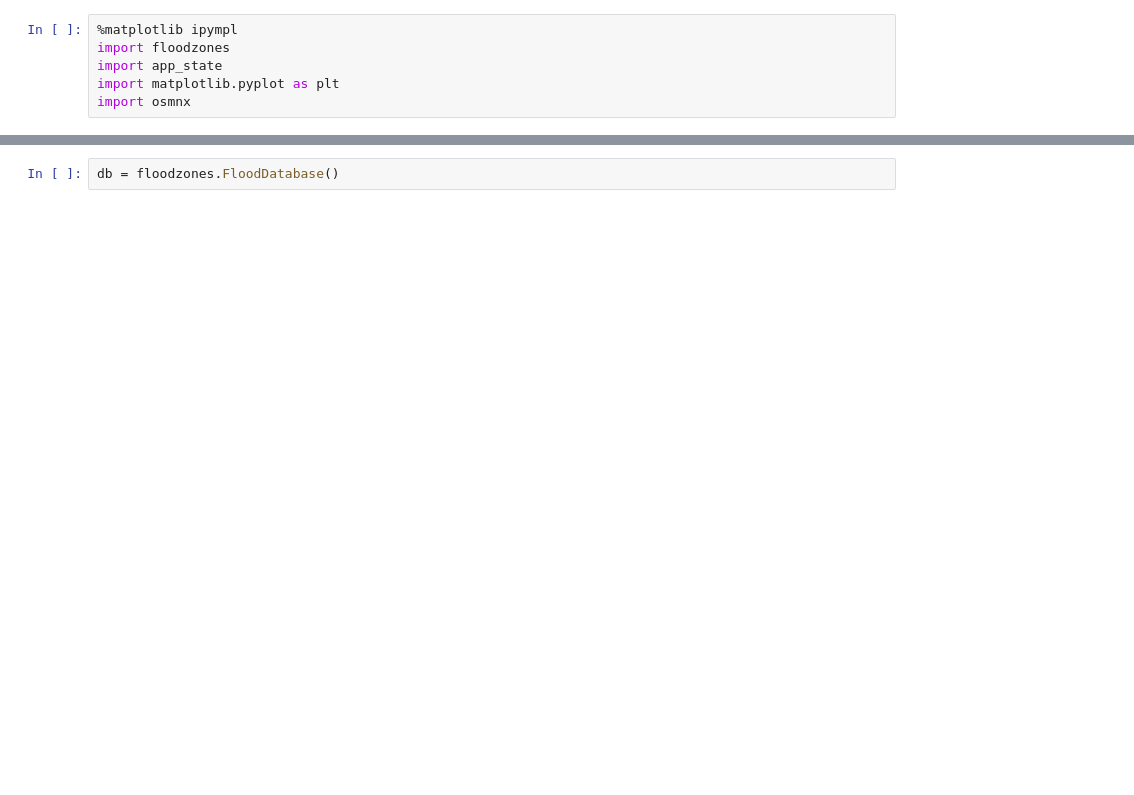
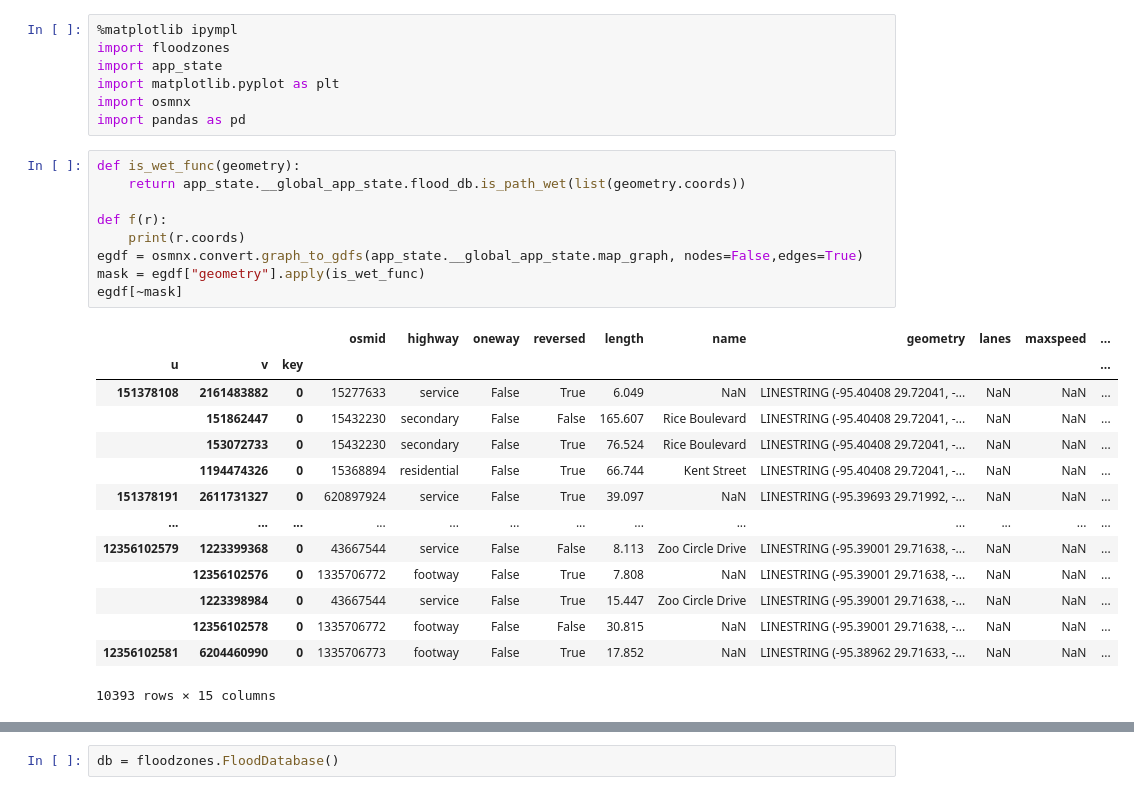
Before and after one commit to AndrewOOndara/drone-flood-detection, a Jupyter notebook: server/api/floodzones-test.ipynb, the cells around one changed output, grey strips where cells are left out. Saved outputs shown, nothing was run; the diff lists cells and outputs as text; blank space fills up the shorter version.

```diff
--- a/server/api/floodzones-test.ipynb
+++ b/server/api/floodzones-test.ipynb
@@ -4,3 +4,28 @@ import floodzones
 import app_state
 import matplotlib.pyplot as plt
 import osmnx
+import pandas as pd
+# %%
+def is_wet_func(geometry):
+    return app_state.__global_app_state.flood_db.is_path_wet(list(geometry.coords))
+
+def f(r):
+    print(r.coords)
+egdf = osmnx.convert.graph_to_gdfs(app_state.__global_app_state.map_graph, nodes=False,edges=True)
+mask = egdf["geometry"].apply(is_wet_func)
+egdf[~mask]
+# %% [output]
+|  |  |  | osmid | highway | oneway | reversed | length | name | geometry | lanes | maxspeed | ... |
+| u | v | key |  |  |  |  |  |  |  |  |  | ... |
+| 151378108 | 2161483882 | 0 | 15277633 | service | False | True | 6.049 | NaN | LINESTRING (-95.40408 29.72041, -... | NaN | NaN | ... |
+|  | 151862447 | 0 | 15432230 | secondary | False | False | 165.607 | Rice Boulevard | LINESTRING (-95.40408 29.72041, -... | NaN | NaN | ... |
+|  | 153072733 | 0 | 15432230 | secondary | False | True | 76.524 | Rice Boulevard | LINESTRING (-95.40408 29.72041, -... | NaN | NaN | ... |
+|  | 1194474326 | 0 | 15368894 | residential | False | True | 66.744 | Kent Street | LINESTRING (-95.40408 29.72041, -... | NaN | NaN | ... |
+| 151378191 | 2611731327 | 0 | 620897924 | service | False | True | 39.097 | NaN | LINESTRING (-95.39693 29.71992, -... | NaN | NaN | ... |
+| ... | ... | ... | ... | ... | ... | ... | ... | ... | ... | ... | ... | ... |
+| 12356102579 | 1223399368 | 0 | 43667544 | service | False | False | 8.113 | Zoo Circle Drive | LINESTRING (-95.39001 29.71638, -... | NaN | NaN | ... |
+|  | 12356102576 | 0 | 1335706772 | footway | False | True | 7.808 | NaN | LINESTRING (-95.39001 29.71638, -... | NaN | NaN | ... |
+|  | 1223398984 | 0 | 43667544 | service | False | True | 15.447 | Zoo Circle Drive | LINESTRING (-95.39001 29.71638, -... | NaN | NaN | ... |
+|  | 12356102578 | 0 | 1335706772 | footway | False | False | 30.815 | NaN | LINESTRING (-95.39001 29.71638, -... | NaN | NaN | ... |
+| 12356102581 | 6204460990 | 0 | 1335706773 | footway | False | True | 17.852 | NaN | LINESTRING (-95.38962 29.71633, -... | NaN | NaN | ... |
+10393 rows × 15 columns
```
Also changed, not shown: parts of 8 cells of this notebook, 17 other files.
